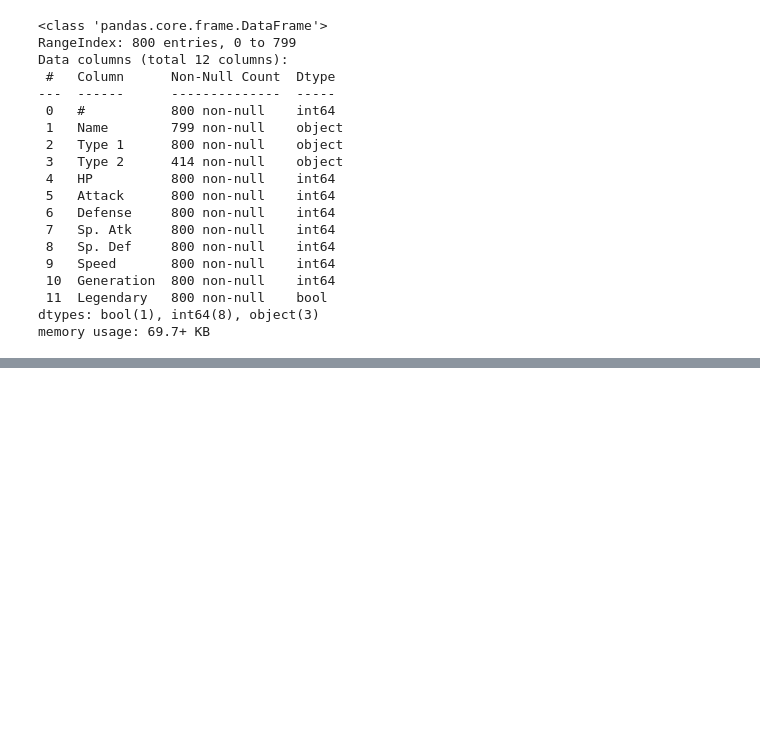
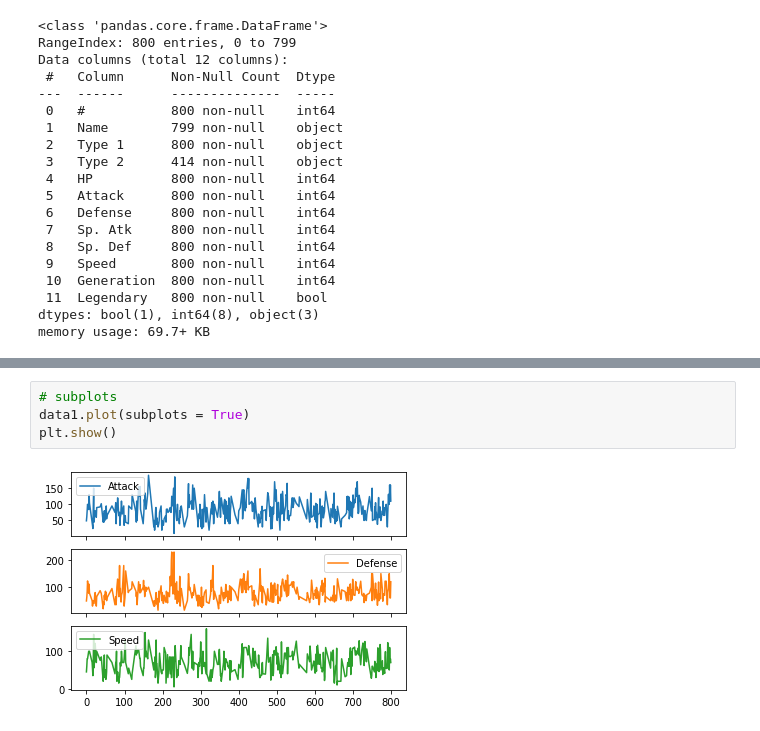
Before and after one commit to emrecavdar/data-science, a Jupyter notebook: data-science-tutorial.ipynb, the cells around one changed output, grey strips where cells are left out. Drawn from its saved outputs; the diff is of its cells as text; blank space fills up the shorter version.

```diff
--- a/data-science-tutorial.ipynb
+++ b/data-science-tutorial.ipynb
@@ -555,0 +895,6 @@ memory usage: 69.7+ KB
+# %%
+# subplots
+data1.plot(subplots = True)
+plt.show()
+# %% [output]
+[figure, added]
```
Also changed, not shown: parts of 47 cells of this notebook.
